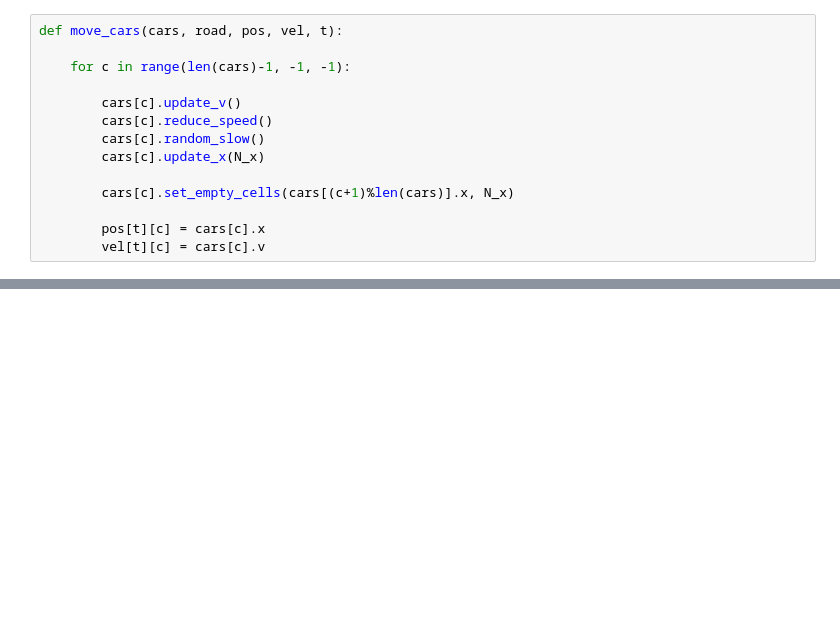
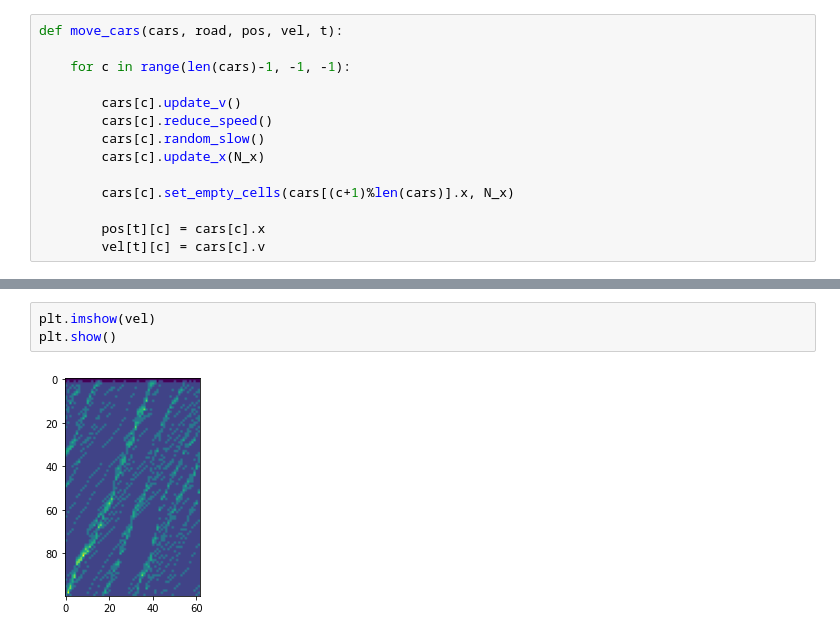
Before and after one commit to ElTapia/Jamiton, a Jupyter notebook: First_order_traffic_model/Cellular model.ipynb, the cells around one changed output, grey strips where cells are left out. Drawn from its saved outputs; the diff is of its cells as text; blank space fills up the shorter version.

```diff
--- a/First_order_traffic_model/Cellular model.ipynb
+++ b/First_order_traffic_model/Cellular model.ipynb
@@ -128,0 +187,5 @@ def move_cars(cars, road, pos, vel, t):
+# %%
+plt.imshow(vel)
+plt.show()
+# %% [output]
+[figure, added]
```
Also changed, not shown: parts of 4 cells of this notebook, 1 other file.
